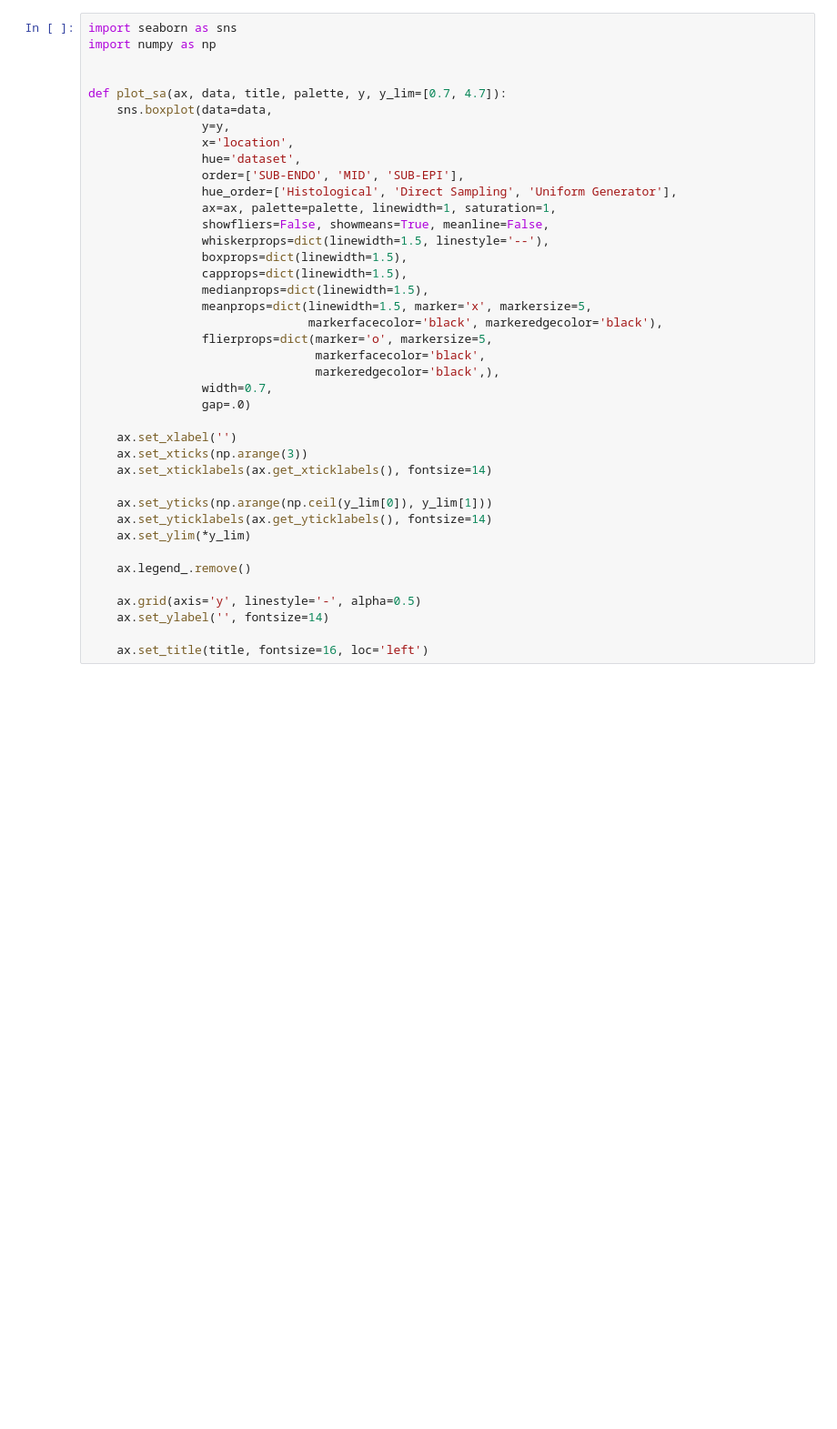
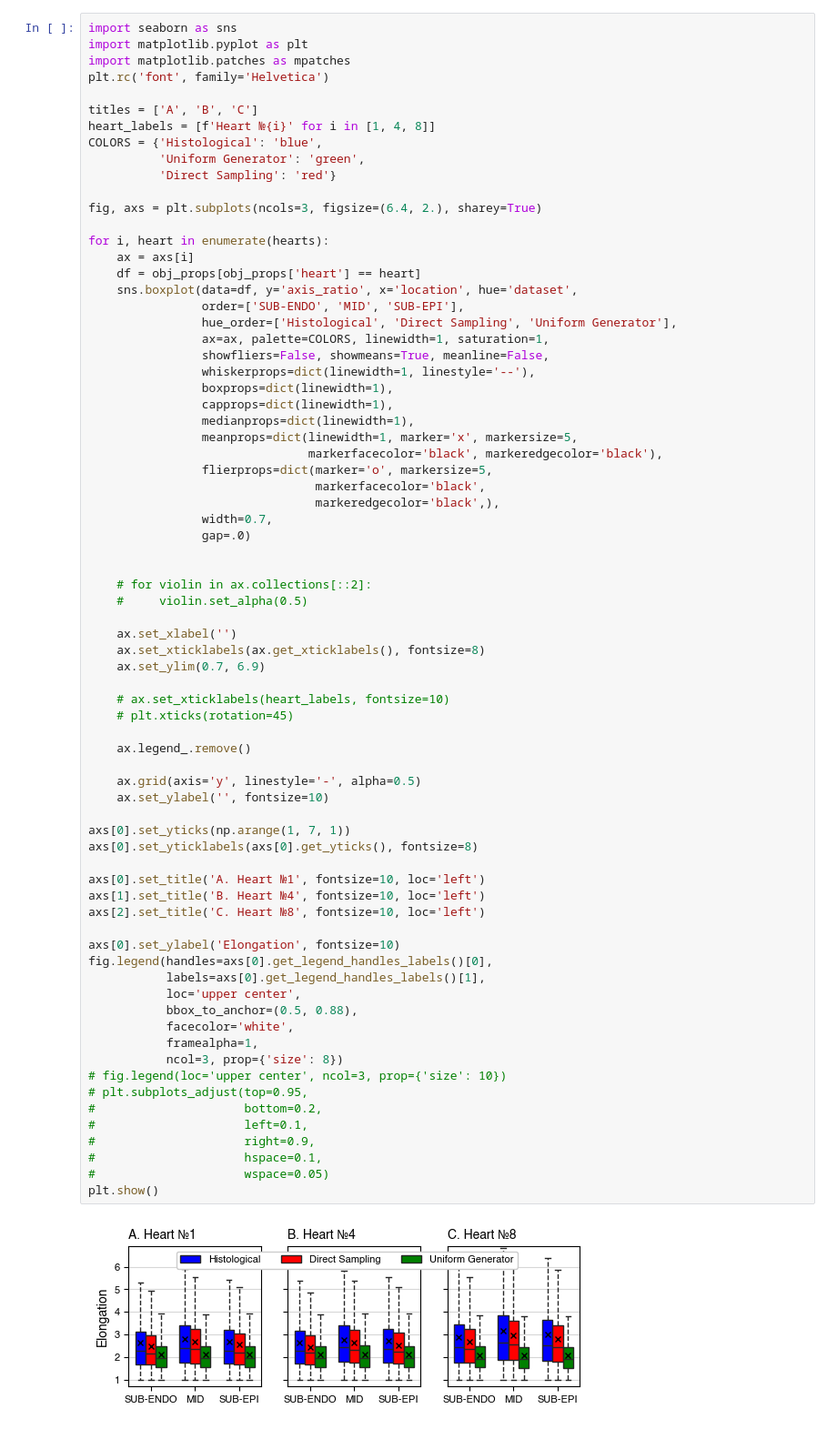
Before and after one commit to AOkenov/FibrosisAnalysis, a Jupyter notebook: paperfigures/results_orientation.ipynb, the cells around one changed output. Shown at 91% size. Drawn from its saved outputs; the diff is of its cells as text; blank space fills up the shorter version.

```diff
--- a/paperfigures/results_orientation.ipynb
+++ b/paperfigures/results_orientation.ipynb
@@ -134,40 +150,75 @@ Index(['area', 'major_axis_length', 'minor_axis_length', 'orientation',
 # %%
 import seaborn as sns
-import numpy as np
+import matplotlib.pyplot as plt
+import matplotlib.patches as mpatches
+plt.rc('font', family='Helvetica')
 
+titles = ['A', 'B', 'C']
+heart_labels = [f'Heart №{i}' for i in [1, 4, 8]]
+COLORS = {'Histological': 'blue',
+          'Uniform Generator': 'green',
+          'Direct Sampling': 'red'}
 
-def plot_sa(ax, data, title, palette, y, y_lim=[0.7, 4.7]):
-    sns.boxplot(data=data,
-                y=y,
-                x='location',
-                hue='dataset',
+fig, axs = plt.subplots(ncols=3, figsize=(6.4, 2.), sharey=True)
+
+for i, heart in enumerate(hearts):
+    ax = axs[i]
+    df = obj_props[obj_props['heart'] == heart]
+    sns.boxplot(data=df, y='axis_ratio', x='location', hue='dataset',
                 order=['SUB-ENDO', 'MID', 'SUB-EPI'],
                 hue_order=['Histological', 'Direct Sampling', 'Uniform Generator'],
-                ax=ax, palette=palette, linewidth=1, saturation=1,
+                ax=ax, palette=COLORS, linewidth=1, saturation=1,
                 showfliers=False, showmeans=True, meanline=False,
-                whiskerprops=dict(linewidth=1.5, linestyle='--'),
-                boxprops=dict(linewidth=1.5),
-                capprops=dict(linewidth=1.5),
-                medianprops=dict(linewidth=1.5),
-                meanprops=dict(linewidth=1.5, marker='x', markersize=5,
+                whiskerprops=dict(linewidth=1, linestyle='--'),
+                boxprops=dict(linewidth=1),
+                capprops=dict(linewidth=1),
+                medianprops=dict(linewidth=1),
+                meanprops=dict(linewidth=1, marker='x', markersize=5,
                                markerfacecolor='black', markeredgecolor='black'),
                 flierprops=dict(marker='o', markersize=5,
                                 markerfacecolor='black',
                                 markeredgecolor='black',),
                 width=0.7,
                 gap=.0)
 
+
+    # for violin in ax.collections[::2]:
+    #     violin.set_alpha(0.5)
+
     ax.set_xlabel('')
-    ax.set_xticks(np.arange(3))
-    ax.set_xticklabels(ax.get_xticklabels(), fontsize=14)
+    ax.set_xticklabels(ax.get_xticklabels(), fontsize=8)
+    ax.set_ylim(0.7, 6.9)
 
-    ax.set_yticks(np.arange(np.ceil(y_lim[0]), y_lim[1]))
-    ax.set_yticklabels(ax.get_yticklabels(), fontsize=14)
-    ax.set_ylim(*y_lim)
+    # ax.set_xticklabels(heart_labels, fontsize=10)
+    # plt.xticks(rotation=45)
 
     ax.legend_.remove()
 
     ax.grid(axis='y', linestyle='-', alpha=0.5)
-    ax.set_ylabel('', fontsize=14)
+    ax.set_ylabel('', fontsize=10)
 
-    ax.set_title(title, fontsize=16, loc='left')
+axs[0].set_yticks(np.arange(1, 7, 1))
+axs[0].set_yticklabels(axs[0].get_yticks(), fontsize=8)
+
+axs[0].set_title('A. Heart №1', fontsize=10, loc='left')
+axs[1].set_title('B. Heart №4', fontsize=10, loc='left')
+axs[2].set_title('C. Heart №8', fontsize=10, loc='left')
+
+axs[0].set_ylabel('Elongation', fontsize=10)
+fig.legend(handles=axs[0].get_legend_handles_labels()[0],
+           labels=axs[0].get_legend_handles_labels()[1],
+           loc='upper center',
+           bbox_to_anchor=(0.5, 0.88),
+           facecolor='white',
+           framealpha=1,
+           ncol=3, prop={'size': 8})
+# fig.legend(loc='upper center', ncol=3, prop={'size': 10})
+# plt.subplots_adjust(top=0.95,
+#                     bottom=0.2,
+#                     left=0.1,
+#                     right=0.9,
+#                     hspace=0.1,
+#                     wspace=0.05)
+plt.show()
+# %% [output]
+[figure, added]
```
Also changed, not shown: parts of 15 cells of this notebook, 39 other files.
